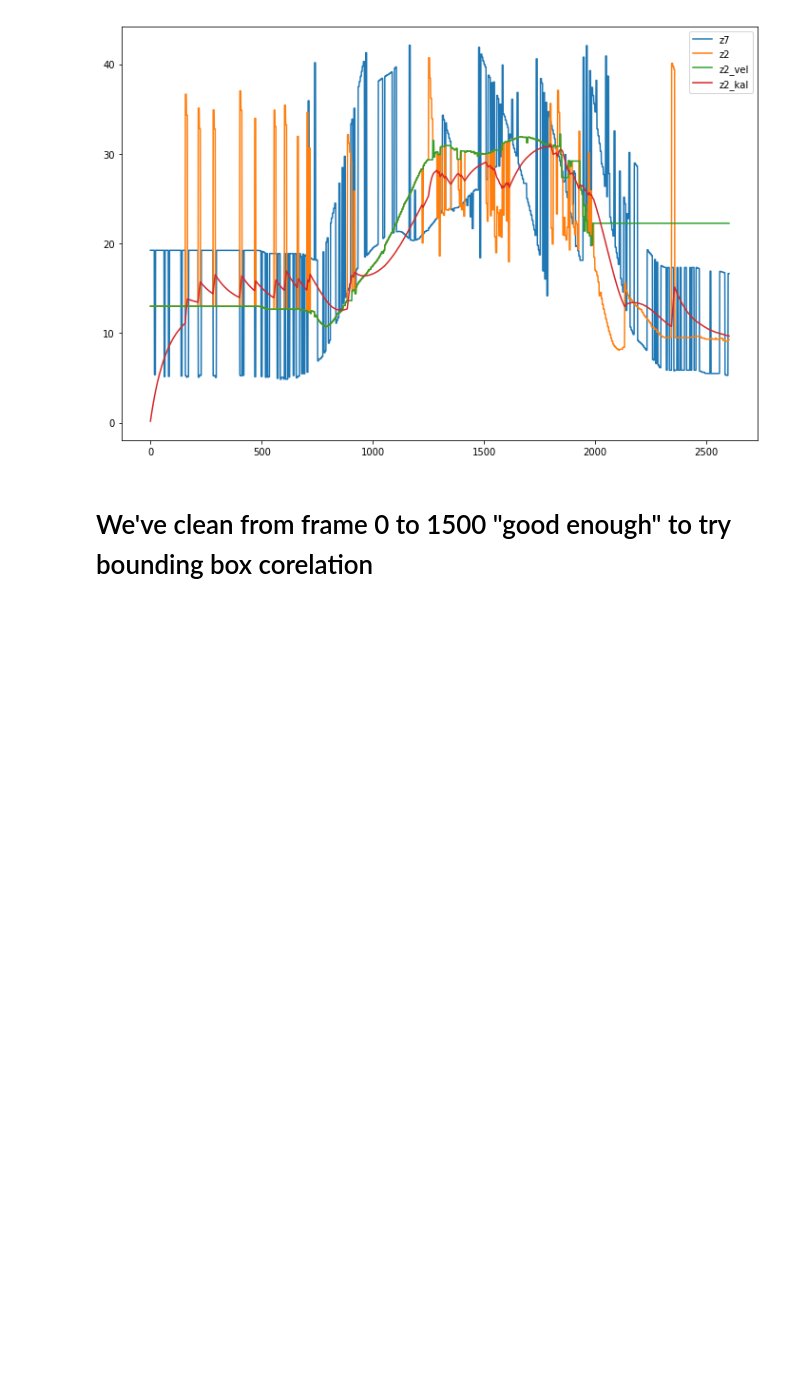
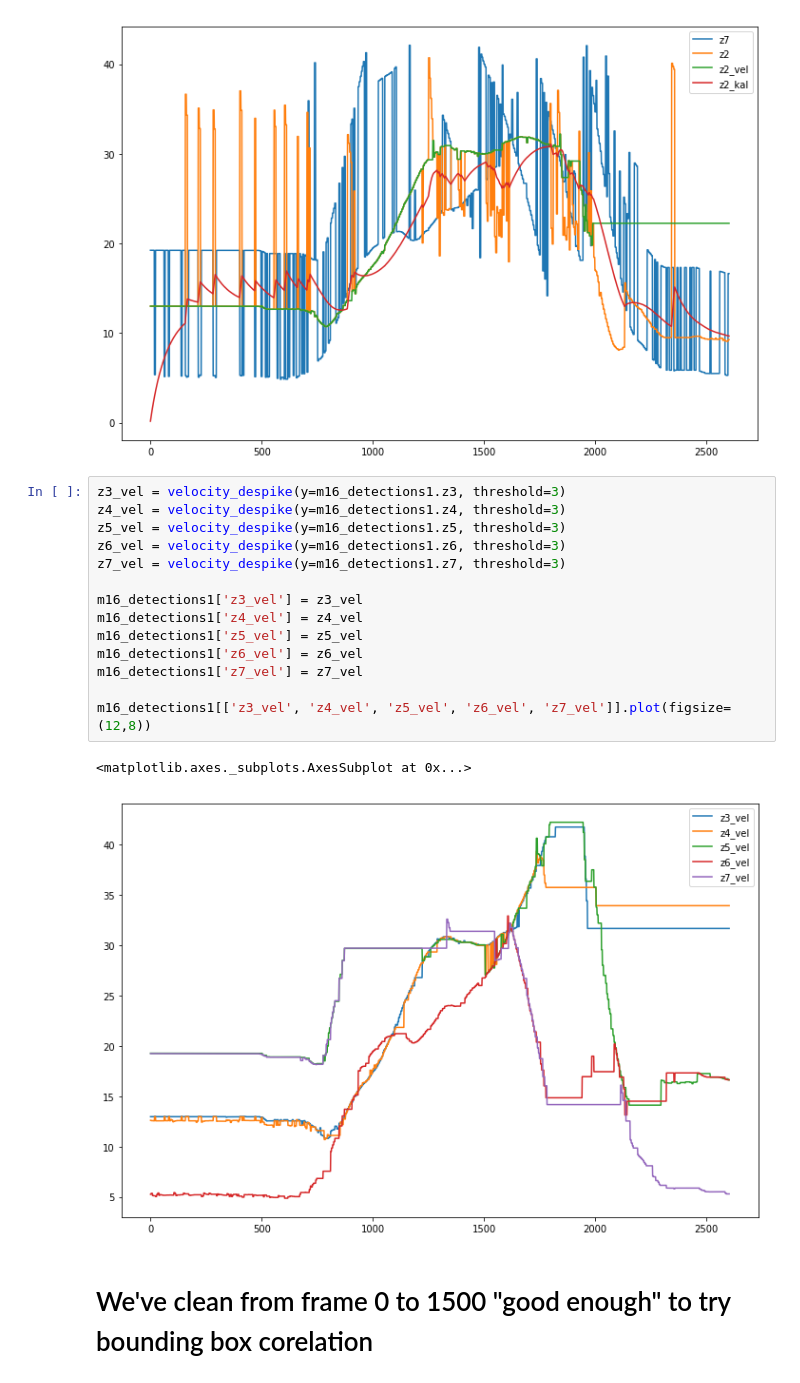
Before and after one commit to rhanschristiansen/Einstein, a Jupyter notebook: notebooks/m16_calibration-v2.ipynb, the cells around one changed output. Saved outputs shown, nothing was run; the diff lists cells and outputs as text; blank space fills up the shorter version.

```diff
--- a/notebooks/m16_calibration-v2.ipynb
+++ b/notebooks/m16_calibration-v2.ipynb
@@ -205,6 +205,23 @@ m16_detections1[['z7', 'z2','z2_vel', 'z2_kal']].plot(figsize=(12,8))
 (2603, 2603)
 <matplotlib.axes._subplots.AxesSubplot at 0x...>
 [figure]
+# %%
+z3_vel = velocity_despike(y=m16_detections1.z3, threshold=3)
+z4_vel = velocity_despike(y=m16_detections1.z4, threshold=3)
+z5_vel = velocity_despike(y=m16_detections1.z5, threshold=3)
+z6_vel = velocity_despike(y=m16_detections1.z6, threshold=3)
+z7_vel = velocity_despike(y=m16_detections1.z7, threshold=3)
+
+m16_detections1['z3_vel'] = z3_vel
+m16_detections1['z4_vel'] = z4_vel
+m16_detections1['z5_vel'] = z5_vel
+m16_detections1['z6_vel'] = z6_vel
+m16_detections1['z7_vel'] = z7_vel
+
+m16_detections1[['z3_vel', 'z4_vel', 'z5_vel', 'z6_vel', 'z7_vel']].plot(figsize=(12,8))
+# %% [output]
+<matplotlib.axes._subplots.AxesSubplot at 0x...>
+[figure, added]
 # %% [markdown]
 # We've clean from frame 0 to 1500 "good enough" to try bounding box corelation
 # %%
```
Also changed, not shown: parts of 6 cells of this notebook, 3 other files.
